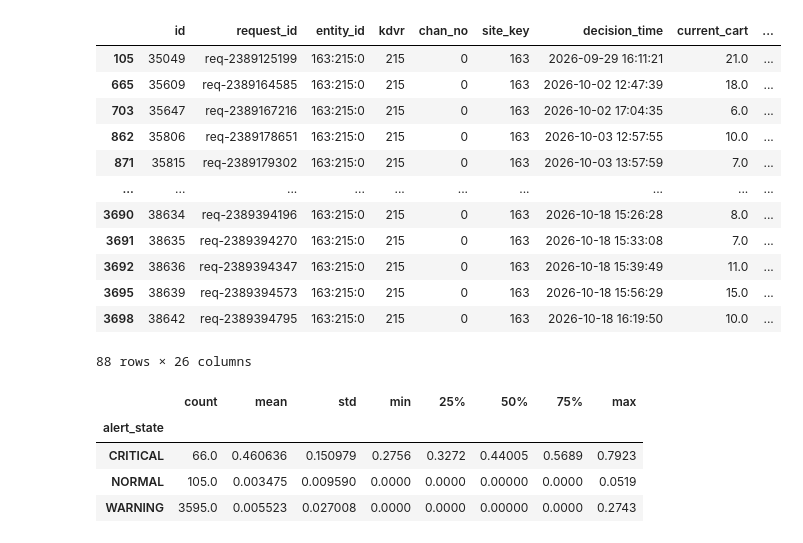
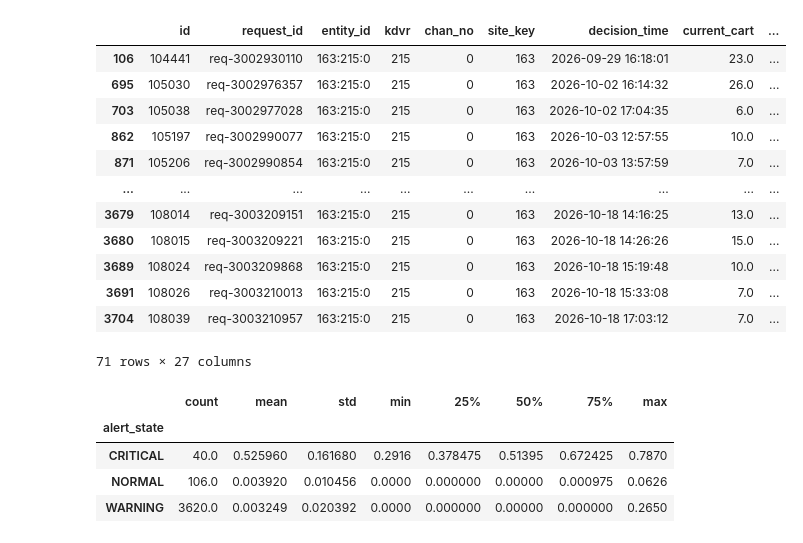
Before and after one commit to ZacFawkes/Cartcounting_model_forecast, a Jupyter notebook: backtest plot.ipynb, the cells around one changed output. Drawn from its saved outputs; the diff is of its cells as text; code cells hidden in the pictures.

```diff
--- a/backtest plot.ipynb
+++ b/backtest plot.ipynb
@@ -5,12 +5,13 @@ ROOT = r'/Users/Zac/PycharmProjects/Cartcounting_model_forecast'
 
 # Decisions published by the ML server (comma-separated export of the
 # receiver's scoring_results table).
-data_alert = pd.read_csv(r'/Users/Zac/PycharmProjects/Cartcounting_model_forecast/cart_platform/outputs/Thinh_red20_amber32.csv')
+data_alert = pd.read_csv(r'/Users/Zac/PycharmProjects/Cartcounting_model_forecast/cart_platform/outputs/Thinh_red7_amber22_risk_reserve20000_max100_local.csv')
 
 data_alert['decision_time'] = pd.to_datetime(data_alert['decision_time'])
 
 # Raw telemetry is tab-separated with a BOM.
 data_raw = pd.read_csv(r'/Users/Zac/PycharmProjects/Cartcounting_model_forecast/cart_forecasting/data/Thinh(2).csv', sep='\t')
+# data_raw = pd.read_csv(r'/Users/Zac/Downloads/cart_count_20261026_095221_014.csv')
 data_raw['DVRDate'] = pd.to_datetime(data_raw['DVRDate'])
 data_raw['next_DVRDate'] = pd.to_datetime(data_raw['next_DVRDate'])
 print(data_alert.shape, data_raw.shape)
@@ -35,39 +59,36 @@ data_alert
 # %%
 data_alert[
-
-    (data_alert["alert_state"] == "CRITICAL") |
-
     (
-
-        (data_alert["alert_state"] == "WARNING") &
-
-        (data_alert["quantity"] > 0)
-
+        (data_alert["alert_state"] == "CRITICAL") |
+        (
+            (data_alert["alert_state"] == "WARNING") &
+            (data_alert["quantity"] > 1)
+        )
     )
 
 ]
 # %% [output]
 |  | id | request_id | entity_id | kdvr | chan_no | site_key | decision_time | current_cart | ... |
-| 105 | 35049 | req-2389125199 | 163:215:0 | 215 | 0 | 163 | 2026-09-29 16:11:21 | 21.0 | ... |
-| 665 | 35609 | req-2389164585 | 163:215:0 | 215 | 0 | 163 | 2026-10-02 12:47:39 | 18.0 | ... |
-| 703 | 35647 | req-2389167216 | 163:215:0 | 215 | 0 | 163 | 2026-10-02 17:04:35 | 6.0 | ... |
-| 862 | 35806 | req-2389178651 | 163:215:0 | 215 | 0 | 163 | 2026-10-03 12:57:55 | 10.0 | ... |
-| 871 | 35815 | req-2389179302 | 163:215:0 | 215 | 0 | 163 | 2026-10-03 13:57:59 | 7.0 | ... |
+| 106 | 104441 | req-3002930110 | 163:215:0 | 215 | 0 | 163 | 2026-09-29 16:18:01 | 23.0 | ... |
+| 695 | 105030 | req-3002976357 | 163:215:0 | 215 | 0 | 163 | 2026-10-02 16:14:32 | 26.0 | ... |
+| 703 | 105038 | req-3002977028 | 163:215:0 | 215 | 0 | 163 | 2026-10-02 17:04:35 | 6.0 | ... |
+| 862 | 105197 | req-3002990077 | 163:215:0 | 215 | 0 | 163 | 2026-10-03 12:57:55 | 10.0 | ... |
+| 871 | 105206 | req-3002990854 | 163:215:0 | 215 | 0 | 163 | 2026-10-03 13:57:59 | 7.0 | ... |
 | ... | ... | ... | ... | ... | ... | ... | ... | ... | ... |
-| 3690 | 38634 | req-2389394196 | 163:215:0 | 215 | 0 | 163 | 2026-10-18 15:26:28 | 8.0 | ... |
-| 3691 | 38635 | req-2389394270 | 163:215:0 | 215 | 0 | 163 | 2026-10-18 15:33:08 | 7.0 | ... |
-| 3692 | 38636 | req-2389394347 | 163:215:0 | 215 | 0 | 163 | 2026-10-18 15:39:49 | 11.0 | ... |
-| 3695 | 38639 | req-2389394573 | 163:215:0 | 215 | 0 | 163 | 2026-10-18 15:56:29 | 15.0 | ... |
-| 3698 | 38642 | req-2389394795 | 163:215:0 | 215 | 0 | 163 | 2026-10-18 16:19:50 | 10.0 | ... |
+| 3679 | 108014 | req-3003209151 | 163:215:0 | 215 | 0 | 163 | 2026-10-18 14:16:25 | 13.0 | ... |
+| 3680 | 108015 | req-3003209221 | 163:215:0 | 215 | 0 | 163 | 2026-10-18 14:26:26 | 15.0 | ... |
+| 3689 | 108024 | req-3003209868 | 163:215:0 | 215 | 0 | 163 | 2026-10-18 15:19:48 | 10.0 | ... |
+| 3691 | 108026 | req-3003210013 | 163:215:0 | 215 | 0 | 163 | 2026-10-18 15:33:08 | 7.0 | ... |
+| 3704 | 108039 | req-3003210957 | 163:215:0 | 215 | 0 | 163 | 2026-10-18 17:03:12 | 7.0 | ... |
-88 rows × 26 columns
+71 rows × 27 columns
 # %%
 data_alert.groupby('alert_state')['shortage_risk'].describe()
 # %% [output]
 |  | count | mean | std | min | 25% | 50% | 75% | max |
 | alert_state |  |  |  |  |  |  |  |  |
-| CRITICAL | 66.0 | 0.460636 | 0.150979 | 0.2756 | 0.3272 | 0.44005 | 0.5689 | 0.7923 |
-| NORMAL | 105.0 | 0.003475 | 0.009590 | 0.0000 | 0.0000 | 0.00000 | 0.0000 | 0.0519 |
-| WARNING | 3595.0 | 0.005523 | 0.027008 | 0.0000 | 0.0000 | 0.00000 | 0.0000 | 0.2743 |
+| CRITICAL | 40.0 | 0.525960 | 0.161680 | 0.2916 | 0.378475 | 0.51395 | 0.672425 | 0.7870 |
+| NORMAL | 106.0 | 0.003920 | 0.010456 | 0.0000 | 0.000000 | 0.00000 | 0.000975 | 0.0626 |
+| WARNING | 3620.0 | 0.003249 | 0.020392 | 0.0000 | 0.000000 | 0.00000 | 0.000000 | 0.2650 |
 # %%
 # import pandas as pd
 # import numpy as np
```
Also changed, not shown: parts of 14 cells of this notebook, 13 other files.
